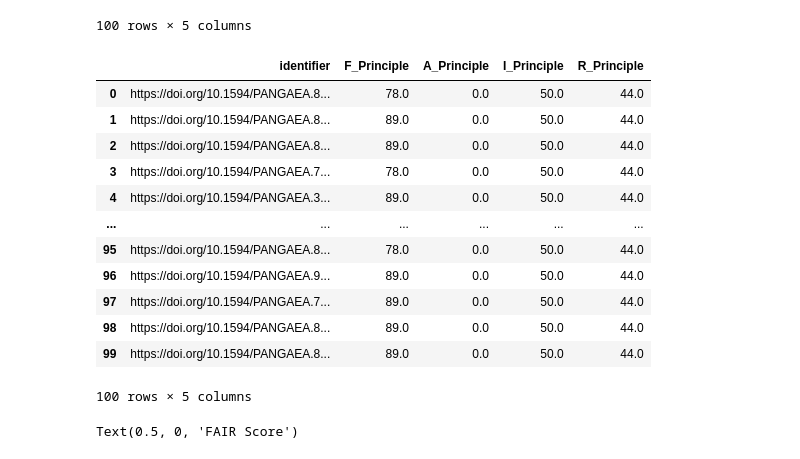
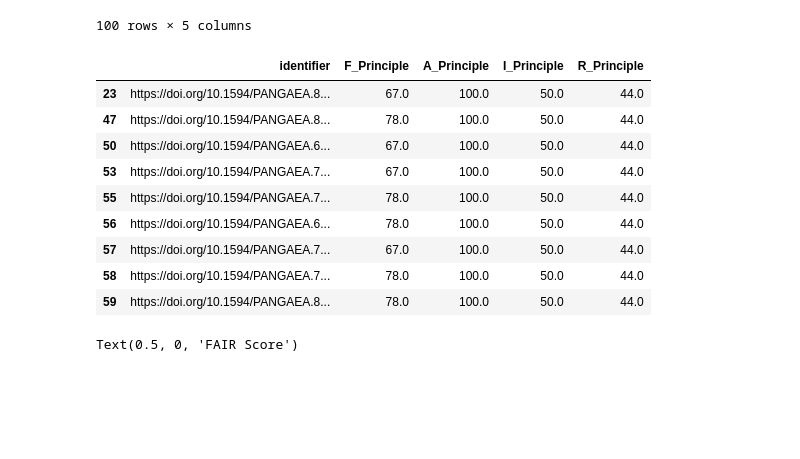
Before and after one commit to pangaea-data-publisher/fuji, a Jupyter notebook: notebooks/Test PANGAEA Datasets.ipynb, the cells around one changed output. Cells and saved outputs as stored; diff of their text form; code cells hidden in the pictures; blank space fills up the shorter version.

```diff
--- a/notebooks/Test PANGAEA Datasets.ipynb
+++ b/notebooks/Test PANGAEA Datasets.ipynb
@@ -196,21 +196,18 @@ df_hist
 | 99 | https://doi.org/10.1594/PANGAEA.8... | 89.0 | 0.0 | 50.0 | 44.0 |
 100 rows × 5 columns
 # %%
-df_hist[df_hist.R_Principle <50]
+df_hist[df_hist.A_Principle >50]
 # %% [output]
 |  | identifier | F_Principle | A_Principle | I_Principle | R_Principle |
-| 0 | https://doi.org/10.1594/PANGAEA.8... | 78.0 | 0.0 | 50.0 | 44.0 |
-| 1 | https://doi.org/10.1594/PANGAEA.8... | 89.0 | 0.0 | 50.0 | 44.0 |
-| 2 | https://doi.org/10.1594/PANGAEA.8... | 89.0 | 0.0 | 50.0 | 44.0 |
-| 3 | https://doi.org/10.1594/PANGAEA.7... | 78.0 | 0.0 | 50.0 | 44.0 |
-| 4 | https://doi.org/10.1594/PANGAEA.3... | 89.0 | 0.0 | 50.0 | 44.0 |
-| ... | ... | ... | ... | ... | ... |
-| 95 | https://doi.org/10.1594/PANGAEA.8... | 78.0 | 0.0 | 50.0 | 44.0 |
-| 96 | https://doi.org/10.1594/PANGAEA.9... | 89.0 | 0.0 | 50.0 | 44.0 |
-| 97 | https://doi.org/10.1594/PANGAEA.7... | 89.0 | 0.0 | 50.0 | 44.0 |
-| 98 | https://doi.org/10.1594/PANGAEA.8... | 89.0 | 0.0 | 50.0 | 44.0 |
-| 99 | https://doi.org/10.1594/PANGAEA.8... | 89.0 | 0.0 | 50.0 | 44.0 |
+| 23 | https://doi.org/10.1594/PANGAEA.8... | 67.0 | 100.0 | 50.0 | 44.0 |
+| 47 | https://doi.org/10.1594/PANGAEA.8... | 78.0 | 100.0 | 50.0 | 44.0 |
+| 50 | https://doi.org/10.1594/PANGAEA.6... | 67.0 | 100.0 | 50.0 | 44.0 |
+| 53 | https://doi.org/10.1594/PANGAEA.7... | 67.0 | 100.0 | 50.0 | 44.0 |
+| 55 | https://doi.org/10.1594/PANGAEA.7... | 78.0 | 100.0 | 50.0 | 44.0 |
+| 56 | https://doi.org/10.1594/PANGAEA.6... | 78.0 | 100.0 | 50.0 | 44.0 |
+| 57 | https://doi.org/10.1594/PANGAEA.7... | 67.0 | 100.0 | 50.0 | 44.0 |
+| 58 | https://doi.org/10.1594/PANGAEA.7... | 78.0 | 100.0 | 50.0 | 44.0 |
+| 59 | https://doi.org/10.1594/PANGAEA.8... | 78.0 | 100.0 | 50.0 | 44.0 |
-100 rows × 5 columns
 # %%
 df_hist.plot.hist(sharex=True,sharey=True,alpha=0.65,figsize = (8,6), title="FAIR Scores of PANGAEA Datasets (n=100)")
 plt.xlabel('FAIR Score')
```
Also changed, not shown: 2 other files.
